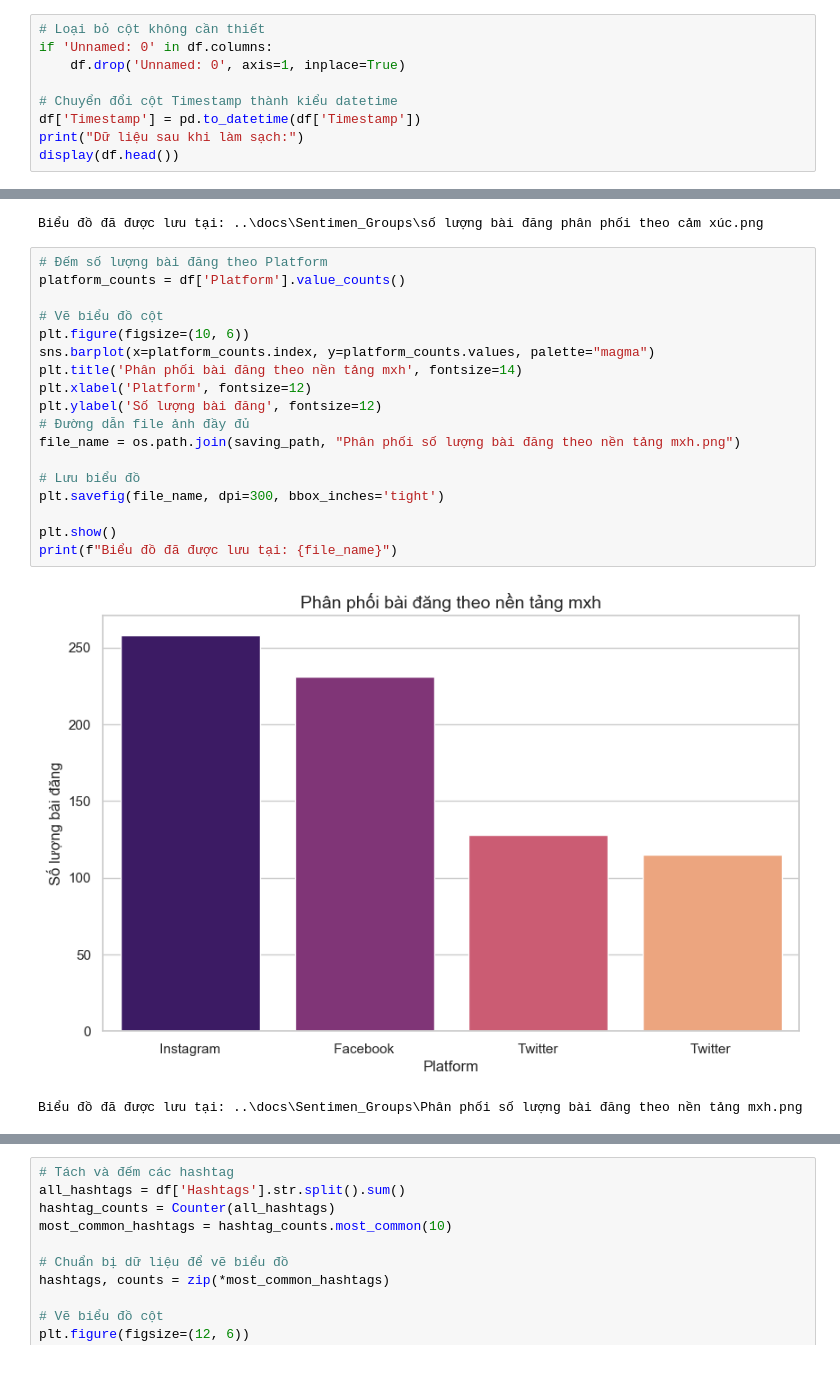
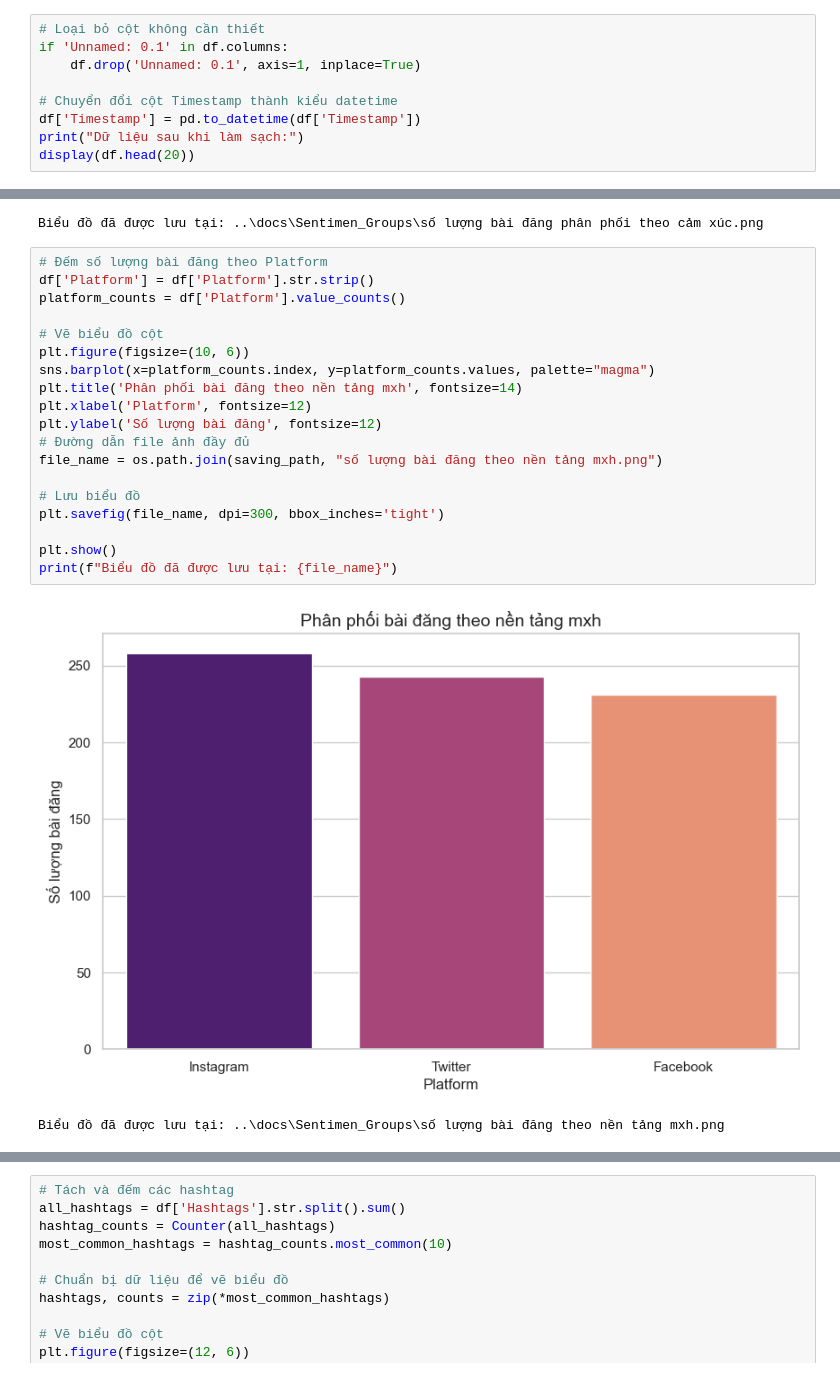
Before and after one commit to NhatNam15151515/Social-Media-Sentiments-Analysis, a Jupyter notebook: social-media-sentiments-analysis/notebooks/Social Media Sentiments Analysis - New Data.ipynb, the cells around one changed output, grey strips where cells are left out. Drawn from its saved outputs; the diff is of its cells as text.

```diff
--- a/social-media-sentiments-analysis/notebooks/Social Media Sentiments Analysis - New Data.ipynb
+++ b/social-media-sentiments-analysis/notebooks/Social Media Sentiments Analysis - New Data.ipynb
@@ -60,12 +60,12 @@ Data columns (total 15 columns):
 732
 # %%
 # Loại bỏ cột không cần thiết
-if 'Unnamed: 0' in df.columns:
-    df.drop('Unnamed: 0', axis=1, inplace=True)
+if 'Unnamed: 0.1' in df.columns:
+    df.drop('Unnamed: 0.1', axis=1, inplace=True)
 
 # Chuyển đổi cột Timestamp thành kiểu datetime
 df['Timestamp'] = pd.to_datetime(df['Timestamp'])
 print("Dữ liệu sau khi làm sạch:")
-display(df.head())
+display(df.head(20))
 # %% [output]
 Dữ liệu sau khi làm sạch:
@@ -117,22 +128,23 @@ print(f"Biểu đồ đã được lưu tại: {file_name}")
 Biểu đồ đã được lưu tại: ..\docs\Sentimen_Groups\số lượng bài đăng phân phối theo cảm xúc.png
 # %%
 # Đếm số lượng bài đăng theo Platform
+df['Platform'] = df['Platform'].str.strip()
 platform_counts = df['Platform'].value_counts()
 
 # Vẽ biểu đồ cột
 plt.figure(figsize=(10, 6))
 sns.barplot(x=platform_counts.index, y=platform_counts.values, palette="magma")
 plt.title('Phân phối bài đăng theo nền tảng mxh', fontsize=14)
 plt.xlabel('Platform', fontsize=12)
 plt.ylabel('Số lượng bài đăng', fontsize=12)
 # Đường dẫn file ảnh đầy đủ
-file_name = os.path.join(saving_path, "Phân phối số lượng bài đăng theo nền tảng mxh.png")
+file_name = os.path.join(saving_path, "số lượng bài đăng theo nền tảng mxh.png")
 
 # Lưu biểu đồ
 plt.savefig(file_name, dpi=300, bbox_inches='tight')
 
 plt.show()
 print(f"Biểu đồ đã được lưu tại: {file_name}")
 # %% [output]
-[figure, old version]
+[figure, new version]
-Biểu đồ đã được lưu tại: ..\docs\Sentimen_Groups\Phân phối số lượng bài đăng theo nền tảng mxh.png
+Biểu đồ đã được lưu tại: ..\docs\Sentimen_Groups\số lượng bài đăng theo nền tảng mxh.png
```
Also changed, not shown: parts of 14 cells of this notebook, 17 other files.
